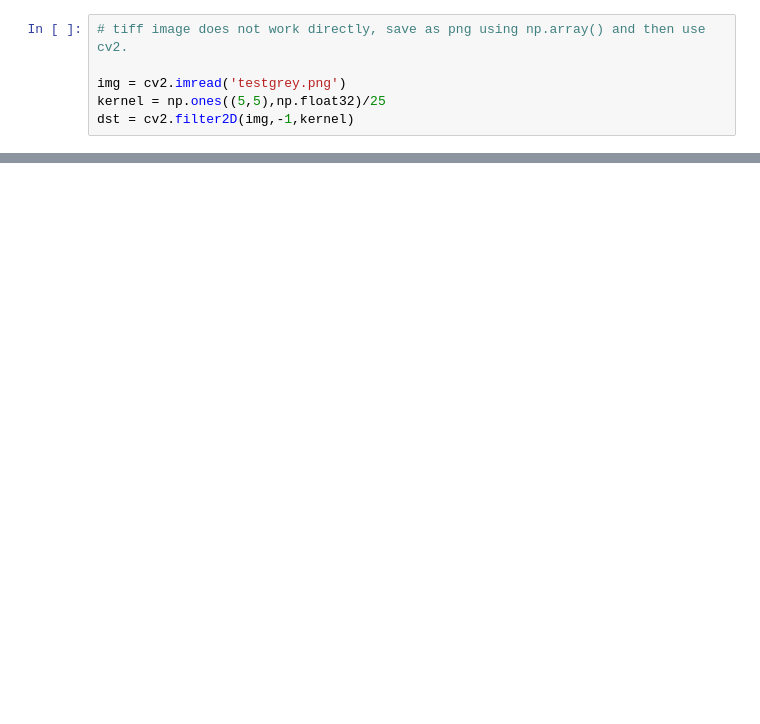
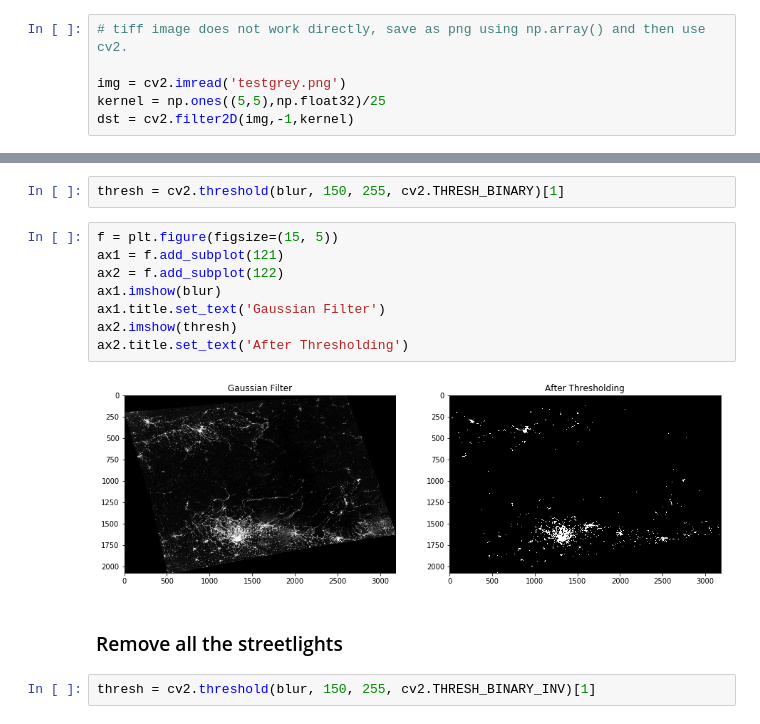
Before and after one commit to prabh27/cloud_detection, a Jupyter notebook: cloud_detection.ipynb, the cells around one changed output, grey strips where cells are left out. Saved outputs shown, nothing was run; the diff lists cells and outputs as text; blank space fills up the shorter version.

```diff
--- a/cloud_detection.ipynb
+++ b/cloud_detection.ipynb
@@ -43,0 +79,16 @@ plt.show()
+# %%
+thresh = cv2.threshold(blur, 150, 255, cv2.THRESH_BINARY)[1]
+# %%
+f = plt.figure(figsize=(15, 5))
+ax1 = f.add_subplot(121)
+ax2 = f.add_subplot(122)
+ax1.imshow(blur)
+ax1.title.set_text('Gaussian Filter')
+ax2.imshow(thresh)
+ax2.title.set_text('After Thresholding')
+# %% [output]
+[figure, added]
+# %% [markdown]
+### Remove all the streetlights
+# %%
+thresh = cv2.threshold(blur, 150, 255, cv2.THRESH_BINARY_INV)[1]
```
Also changed, not shown: parts of 34 cells of this notebook.
